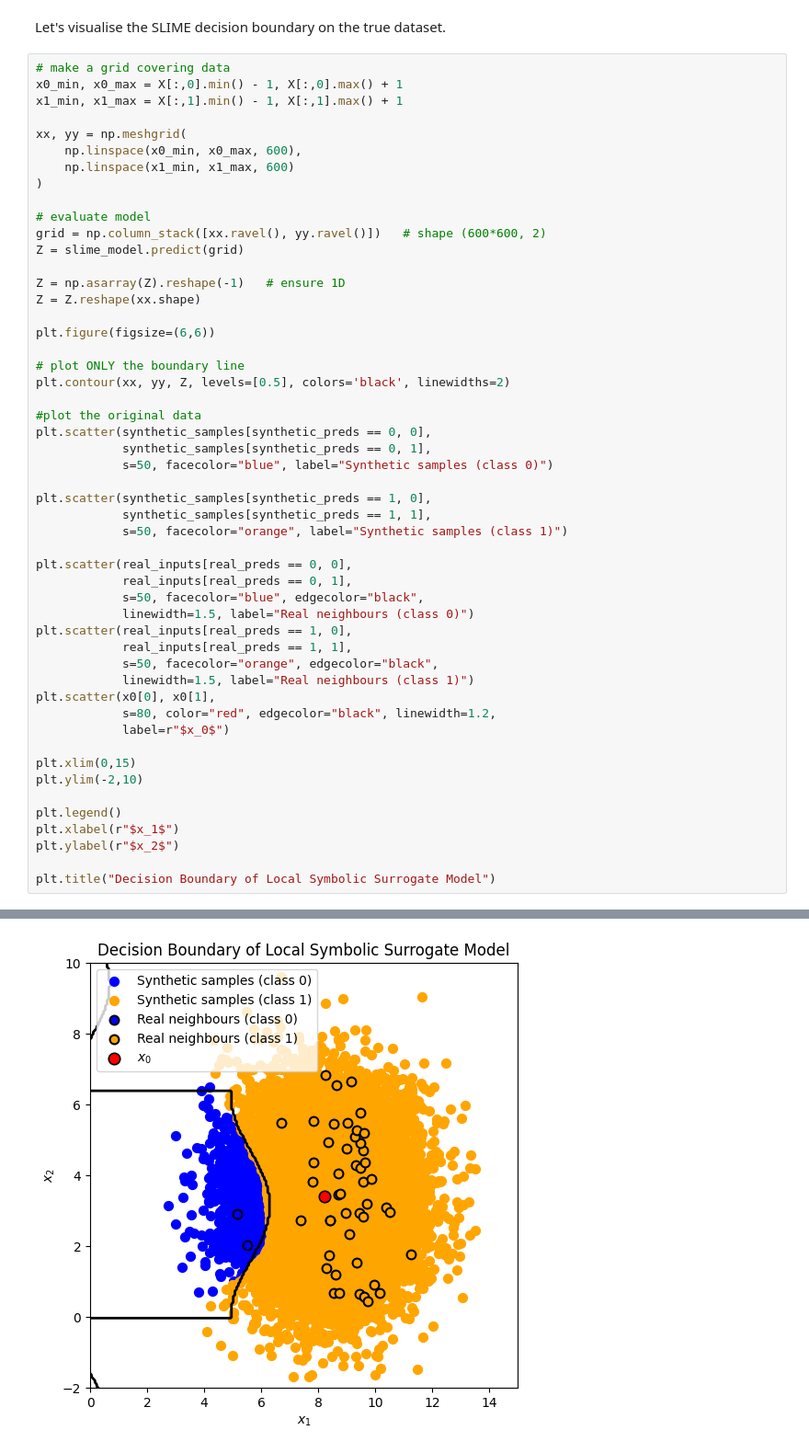
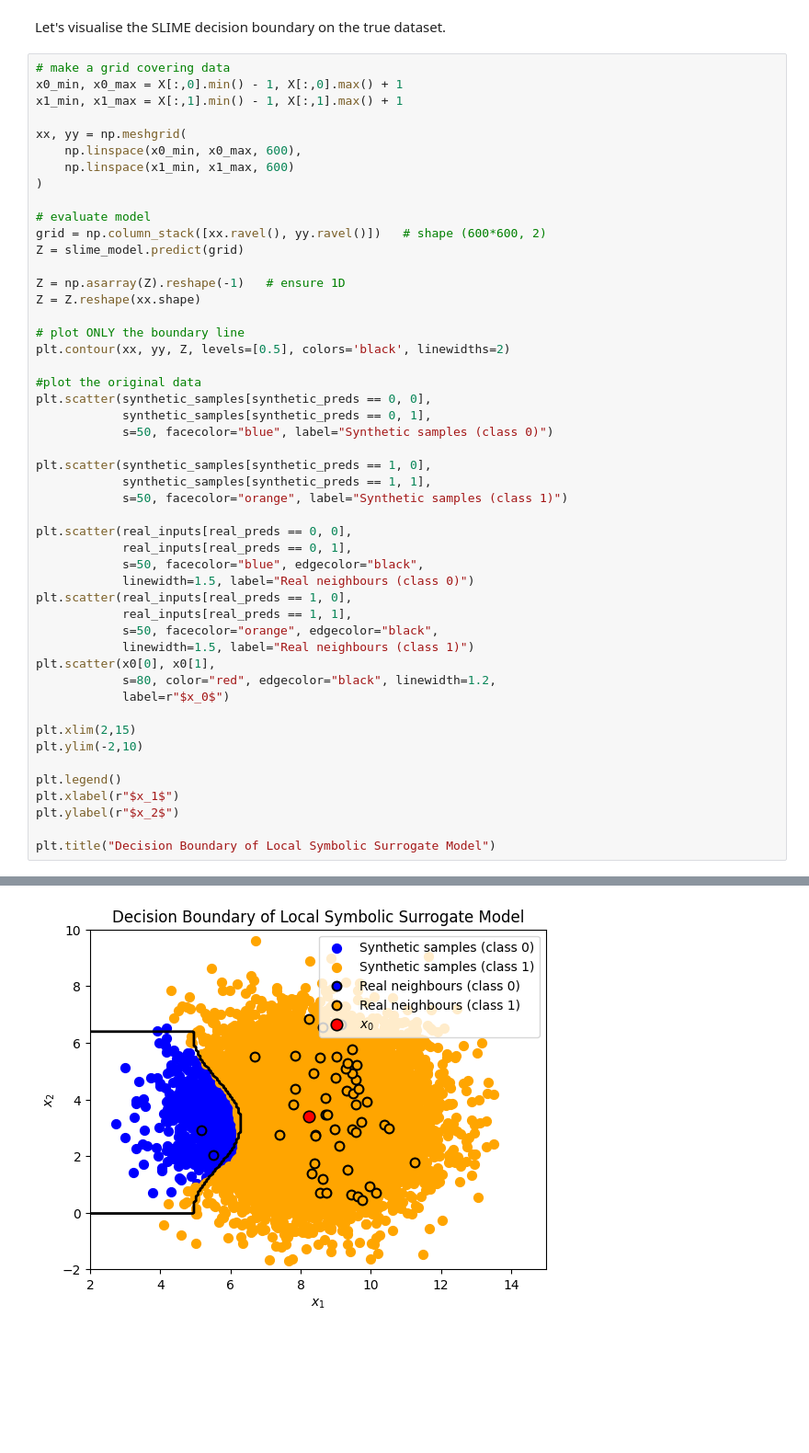
Before and after one commit to astroautomata/SymTorch, a Jupyter notebook: docs/demos/slime_api_demo.ipynb, the cells around one changed output, grey strips where cells are left out. Shown at 92% size. Saved outputs shown, nothing was run; the diff lists cells and outputs as text; blank space fills up the shorter version.

```diff
--- a/docs/demos/slime_api_demo.ipynb
+++ b/docs/demos/slime_api_demo.ipynb
@@ -351,8 +353,6 @@ Z = slime_model.predict(grid)
 
 Z = np.asarray(Z).reshape(-1)   # ensure 1D
 Z = Z.reshape(xx.shape)
-
-plt.figure(figsize=(6,6))
 
 # plot ONLY the boundary line
 plt.contour(xx, yy, Z, levels=[0.5], colors='black', linewidths=2)
@@ -360,32 +360,32 @@ plt.contour(xx, yy, Z, levels=[0.5], colors='black', linewidths=2)
 #plot the original data
 plt.scatter(synthetic_samples[synthetic_preds == 0, 0],
             synthetic_samples[synthetic_preds == 0, 1],
             s=50, facecolor="blue", label="Synthetic samples (class 0)")
 
 plt.scatter(synthetic_samples[synthetic_preds == 1, 0],
             synthetic_samples[synthetic_preds == 1, 1],
             s=50, facecolor="orange", label="Synthetic samples (class 1)")
 
 plt.scatter(real_inputs[real_preds == 0, 0],
             real_inputs[real_preds == 0, 1],
             s=50, facecolor="blue", edgecolor="black",
             linewidth=1.5, label="Real neighbours (class 0)")
 plt.scatter(real_inputs[real_preds == 1, 0],
             real_inputs[real_preds == 1, 1],
             s=50, facecolor="orange", edgecolor="black",
             linewidth=1.5, label="Real neighbours (class 1)")
 plt.scatter(x0[0], x0[1],
             s=80, color="red", edgecolor="black", linewidth=1.2,
             label=r"$x_0$")
 
-plt.xlim(0,15)
+plt.xlim(2,15)
 plt.ylim(-2,10)
 
 plt.legend()
 plt.xlabel(r"$x_1$")
 plt.ylabel(r"$x_2$")
 
 plt.title("Decision Boundary of Local Symbolic Surrogate Model")
 # %% [output]
 Text(0.5, 1.0, 'Decision Boundary of Local Symbolic Surrogate Model')
-[figure, old version]
+[figure, new version]
```
Also changed, not shown: parts of 1 cell of this notebook, 32 other files.
